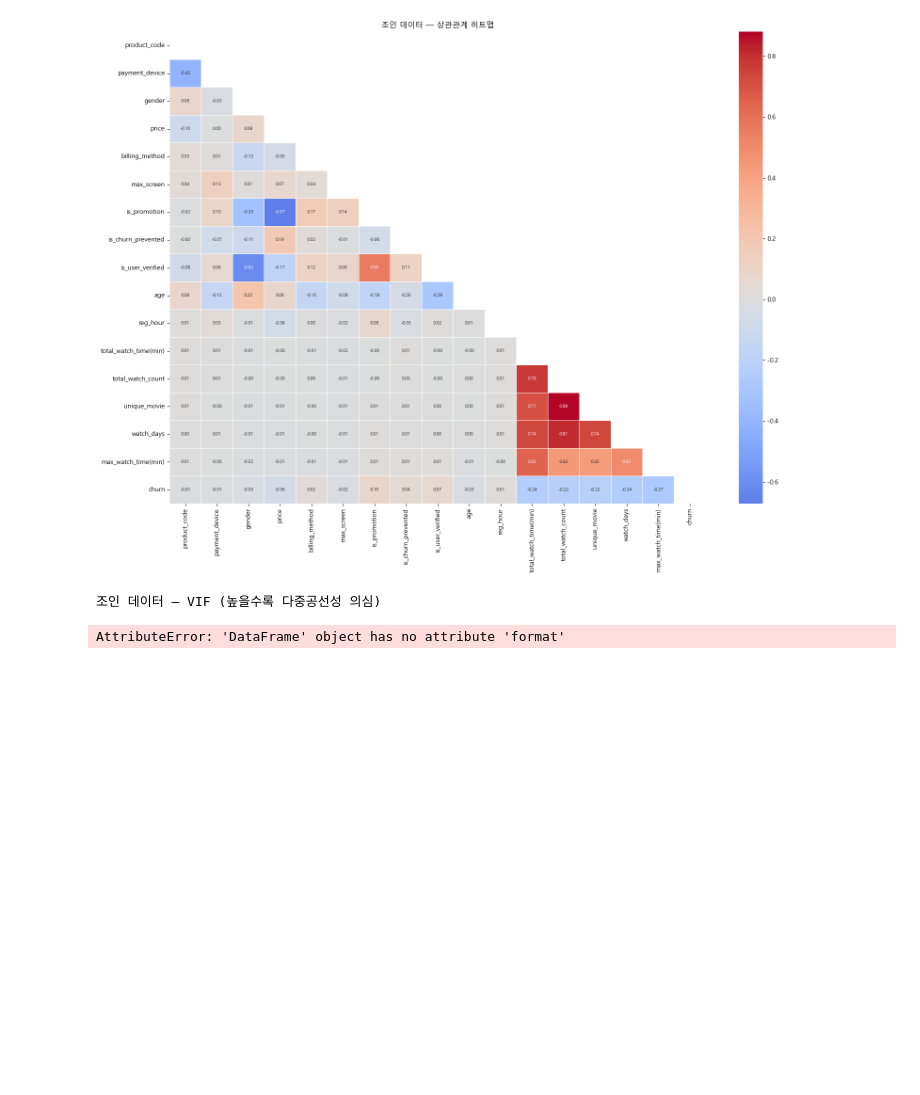
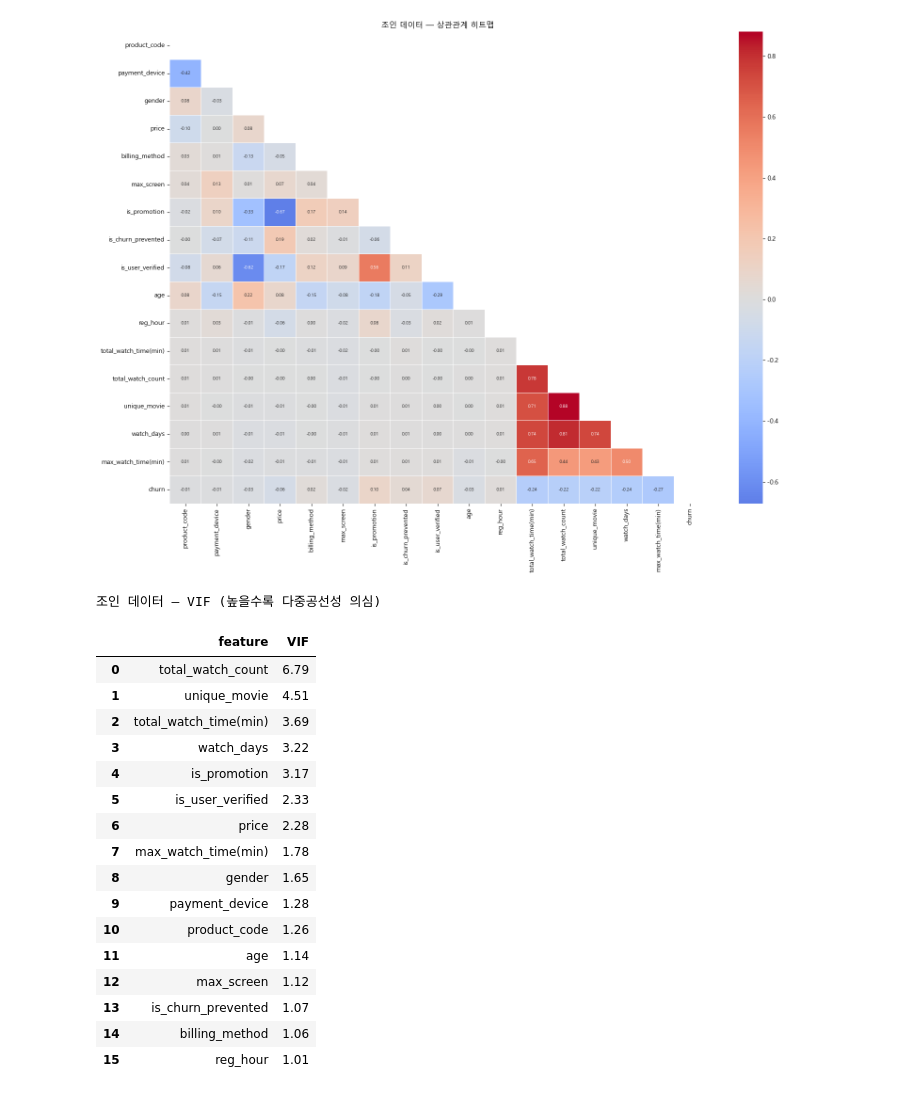
Before and after one commit to ingyeom-park/OTT_Churn_Modeling_AX, a Jupyter notebook: kim.nahyun/베이스라인.ipynb, the cells around one changed output. Saved outputs shown, nothing was run; the diff lists cells and outputs as text; code cells hidden in the pictures; blank space fills up the shorter version.

```diff
--- a/kim.nahyun/베이스라인.ipynb
+++ b/kim.nahyun/베이스라인.ipynb
@@ -800,13 +800,29 @@ plt.show()
 # %%
 # ── VIF (조인 데이터) — 상수항 포함으로 정확한 계산 ─────────────────
 Xj_const = add_constant(Xj)
 vif_join = pd.DataFrame({
     'feature': Xj_const.columns,
     'VIF': [variance_inflation_factor(Xj_const.values, i) for i in range(Xj_const.shape[1])]
 }).query('feature != "const"').sort_values('VIF', ascending=False).reset_index(drop=True)
 
 print('조인 데이터 — VIF (높을수록 다중공선성 의심)')
-display(vif_join.format({'VIF': '{:.2f}'}))
+display(vif_join.style.format({'VIF': '{:.2f}'}))
 # %% [output]
 조인 데이터 — VIF (높을수록 다중공선성 의심)
-AttributeError: 'DataFrame' object has no attribute 'format'
+|  | feature | VIF |
+| 0 | total_watch_count | 6.79 |
+| 1 | unique_movie | 4.51 |
+| 2 | total_watch_time(min) | 3.69 |
+| 3 | watch_days | 3.22 |
+| 4 | is_promotion | 3.17 |
+| 5 | is_user_verified | 2.33 |
+| 6 | price | 2.28 |
+| 7 | max_watch_time(min) | 1.78 |
+| 8 | gender | 1.65 |
+| 9 | payment_device | 1.28 |
+| 10 | product_code | 1.26 |
+| 11 | age | 1.14 |
+| 12 | max_screen | 1.12 |
+| 13 | is_churn_prevented | 1.07 |
+| 14 | billing_method | 1.06 |
+| 15 | reg_hour | 1.01 |
```
Also changed, not shown: 2 other files.
